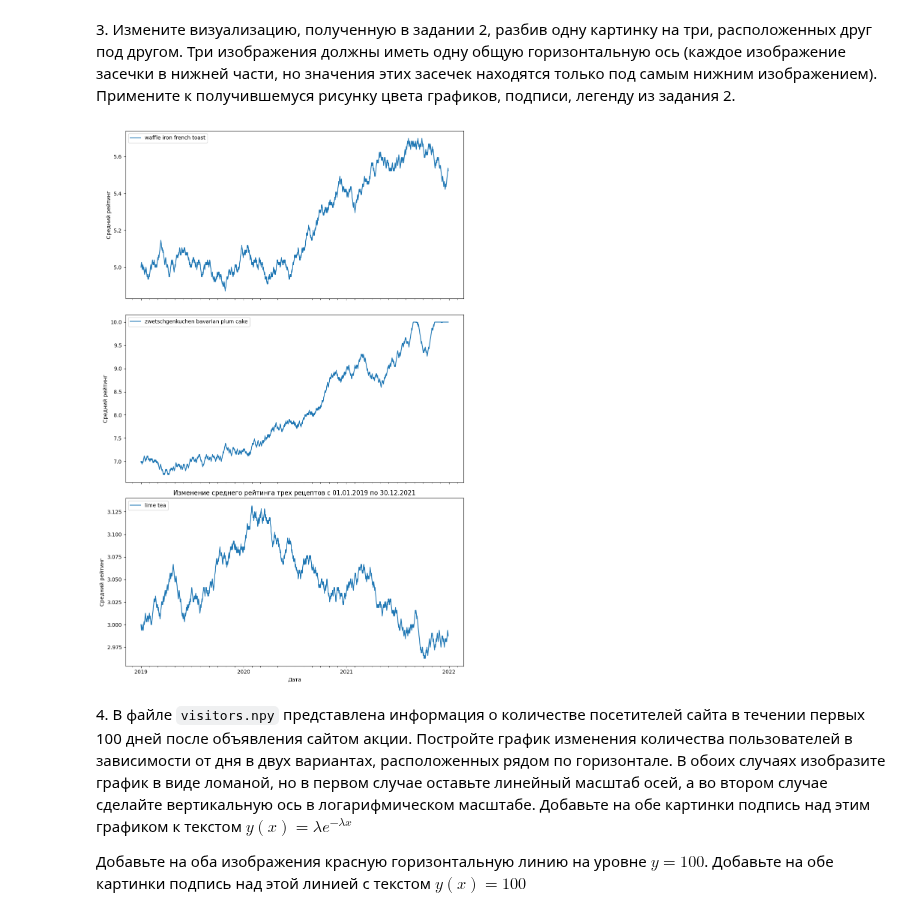
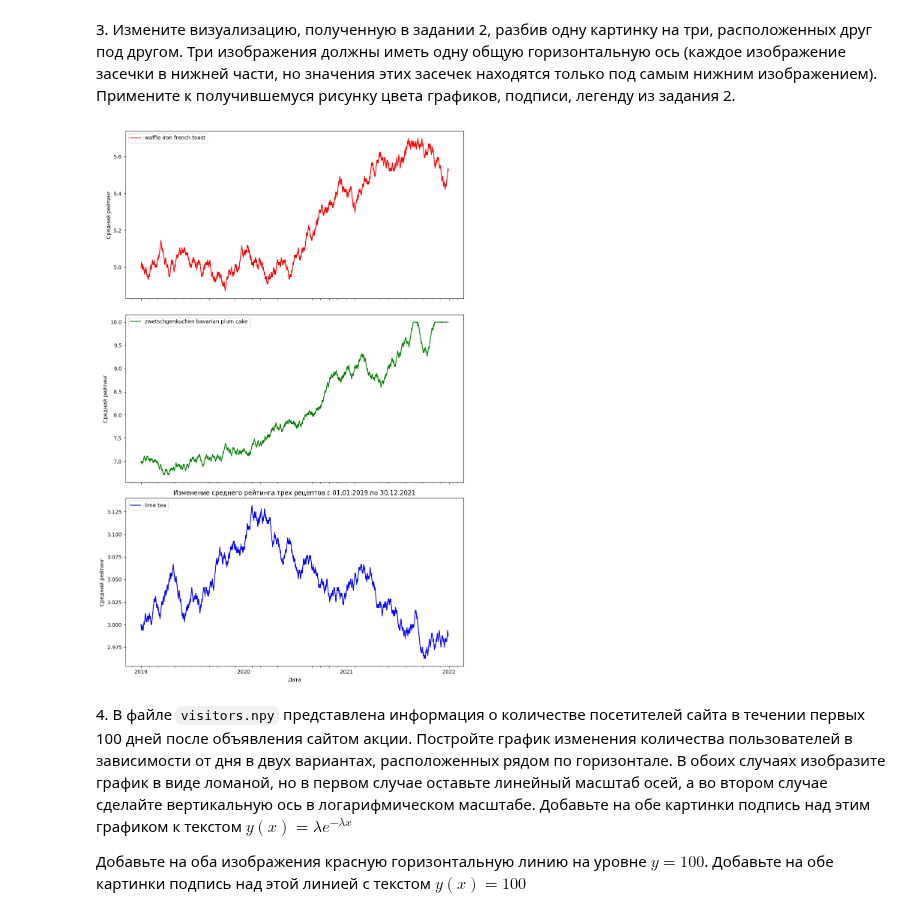
Before and after one commit to illCersei/TOD, a Jupyter notebook: 05_visualization.ipynb, the cells around one changed output. Cells and saved outputs as stored; diff of their text form; code cells hidden in the pictures.

```diff
--- a/05_visualization.ipynb
+++ b/05_visualization.ipynb
@@ -119,24 +116,24 @@ plt.show()
 # %%
 data = np.load("average_ratings.npy")
 recipes = {0: 'waffle iron french toast', 1: 'zwetschgenkuchen bavarian plum cake', 2: 'lime tea'}
 date_range = pd.date_range(start="2019-01-01", end="2021-12-30", freq='D')
 
 fig, axs = plt.subplots(3, 1, figsize=(10, 15), sharex=True)
+colors = ['r','g','b']
 
 for index, name in recipes.items():
-    axs[index].plot(date_range, data[index], label=name)
+    axs[index].plot(date_range, data[index], colors[index], label=name)
     axs[index].set_ylabel("Средний рейтинг")
     axs[index].legend(loc="upper left")
 
 plt.xlabel("Дата")
 plt.title("Изменение среднего рейтинга трех рецептов с 01.01.2019 по 30.12.2021")
 plt.gca().xaxis.set_major_locator(mdates.YearLocator())
 plt.gca().xaxis.set_minor_locator(mdates.MonthLocator())
 
 plt.tight_layout()
-plt.show()
 # %% [output]
-[figure, old version]
+[figure, new version]
 # %% [markdown]
 4\. В файле `visitors.npy` представлена информация о количестве посетителей сайта в течении первых 100 дней после объявления сайтом акции. Постройте график изменения количества пользователей в зависимости от дня в двух вариантах, расположенных рядом по горизонтале. В обоих случаях изобразите график в виде ломаной, но в первом случае оставьте линейный масштаб осей, а во втором случае сделайте вертикальную ось в логарифмическом масштабе. Добавьте на обе картинки подпись над этим графиком к текстом $y(x)=\lambda e^{-\lambda x}$
 
```
Also changed, not shown: parts of 6 cells of this notebook, 2 other files.
